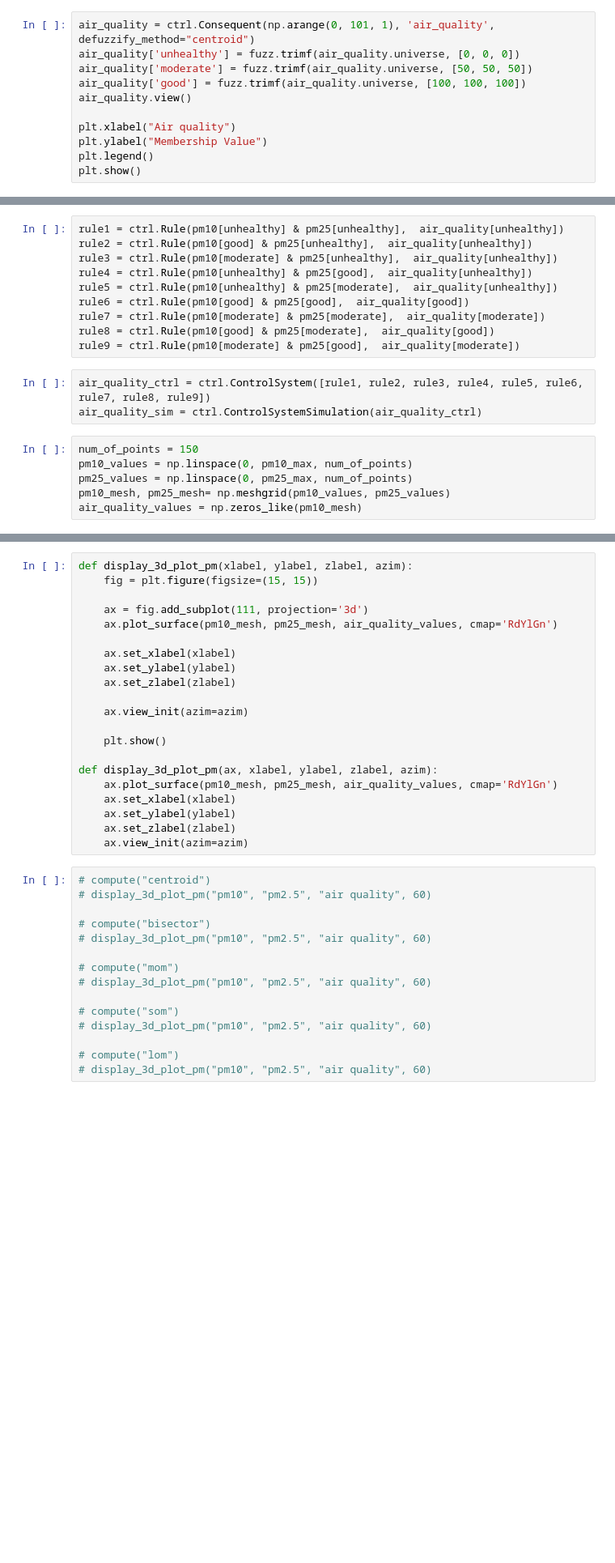
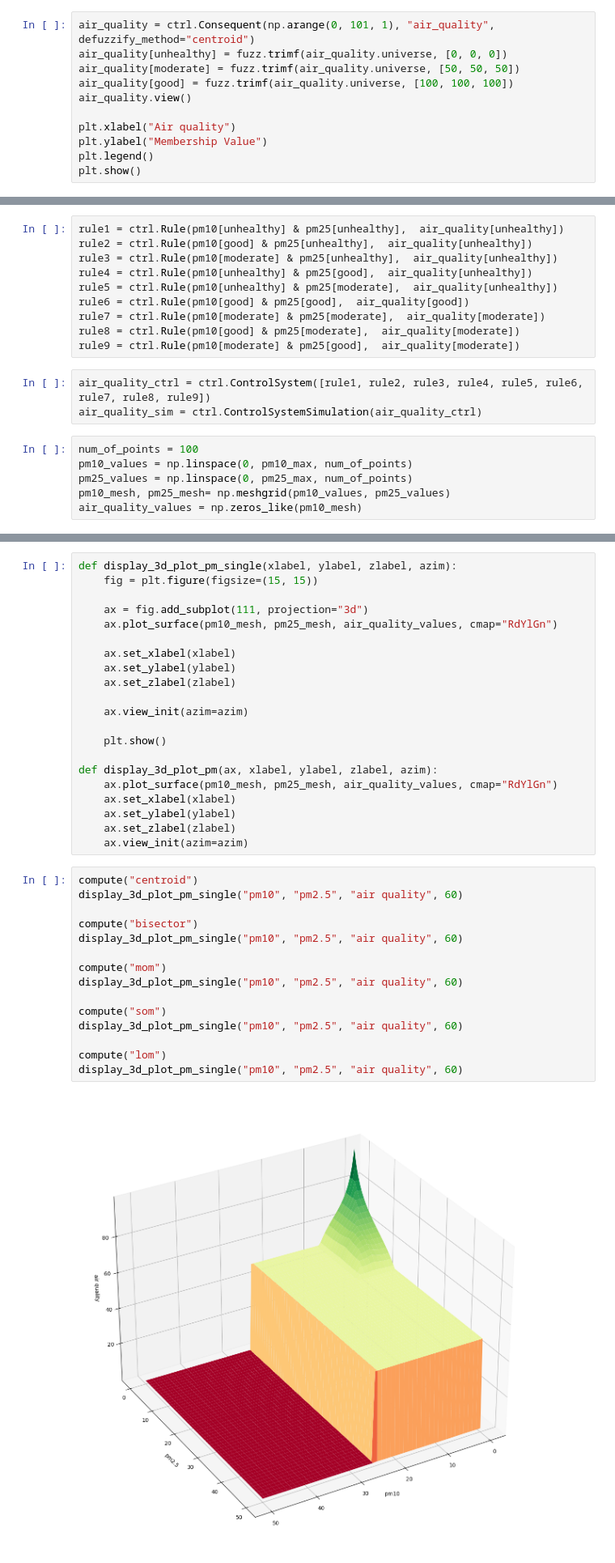
Before and after one commit to kosiyyu/air-quality-assessment-system, a Jupyter notebook: air_quality_full.ipynb, the cells around one changed output, grey strips where cells are left out. Shown at 81% size. Drawn from its saved outputs; the diff is of its cells as text; blank space fills up the shorter version.

```diff
--- a/air_quality_full.ipynb
+++ b/air_quality_full.ipynb
@@ -138,10 +139,10 @@ plt.show()
 # %% [output]
 [figure]
 # %%
-air_quality = ctrl.Consequent(np.arange(0, 101, 1), 'air_quality', defuzzify_method="centroid")
-air_quality['unhealthy'] = fuzz.trimf(air_quality.universe, [0, 0, 0])
-air_quality['moderate'] = fuzz.trimf(air_quality.universe, [50, 50, 50])
-air_quality['good'] = fuzz.trimf(air_quality.universe, [100, 100, 100])
+air_quality = ctrl.Consequent(np.arange(0, 101, 1), "air_quality", defuzzify_method="centroid")
+air_quality[unhealthy] = fuzz.trimf(air_quality.universe, [0, 0, 0])
+air_quality[moderate] = fuzz.trimf(air_quality.universe, [50, 50, 50])
+air_quality[good] = fuzz.trimf(air_quality.universe, [100, 100, 100])
 air_quality.view()
 
 plt.xlabel("Air quality")
@@ -158,13 +159,13 @@ rule4 = ctrl.Rule(pm10[unhealthy] & pm25[good],  air_quality[unhealthy])
 rule5 = ctrl.Rule(pm10[unhealthy] & pm25[moderate],  air_quality[unhealthy])
 rule6 = ctrl.Rule(pm10[good] & pm25[good],  air_quality[good])
 rule7 = ctrl.Rule(pm10[moderate] & pm25[moderate],  air_quality[moderate])
-rule8 = ctrl.Rule(pm10[good] & pm25[moderate],  air_quality[good])
+rule8 = ctrl.Rule(pm10[good] & pm25[moderate],  air_quality[moderate])
 rule9 = ctrl.Rule(pm10[moderate] & pm25[good],  air_quality[moderate])
 # %%
 air_quality_ctrl = ctrl.ControlSystem([rule1, rule2, rule3, rule4, rule5, rule6, rule7, rule8, rule9])
 air_quality_sim = ctrl.ControlSystemSimulation(air_quality_ctrl)
 # %%
-num_of_points = 150
+num_of_points = 100
 pm10_values = np.linspace(0, pm10_max, num_of_points)
 pm25_values = np.linspace(0, pm25_max, num_of_points)
 pm10_mesh, pm25_mesh= np.meshgrid(pm10_values, pm25_values)
@@ -181,9 +182,9 @@ def compute(defuzzify_method):
 # %%
-def display_3d_plot_pm(xlabel, ylabel, zlabel, azim):
+def display_3d_plot_pm_single(xlabel, ylabel, zlabel, azim):
     fig = plt.figure(figsize=(15, 15))
 
-    ax = fig.add_subplot(111, projection='3d')
-    ax.plot_surface(pm10_mesh, pm25_mesh, air_quality_values, cmap='RdYlGn')
+    ax = fig.add_subplot(111, projection="3d")
+    ax.plot_surface(pm10_mesh, pm25_mesh, air_quality_values, cmap="RdYlGn")
 
     ax.set_xlabel(xlabel)
     ax.set_ylabel(ylabel)
@@ -194,23 +195,25 @@ def display_3d_plot_pm(xlabel, ylabel, zlabel, azim):
     plt.show()
 
 def display_3d_plot_pm(ax, xlabel, ylabel, zlabel, azim):
-    ax.plot_surface(pm10_mesh, pm25_mesh, air_quality_values, cmap='RdYlGn')
+    ax.plot_surface(pm10_mesh, pm25_mesh, air_quality_values, cmap="RdYlGn")
     ax.set_xlabel(xlabel)
     ax.set_ylabel(ylabel)
     ax.set_zlabel(zlabel)
     ax.view_init(azim=azim)
 # %%
-# compute("centroid")
-# display_3d_plot_pm("pm10", "pm2.5", "air quality", 60)
+compute("centroid")
+display_3d_plot_pm_single("pm10", "pm2.5", "air quality", 60)
 
-# compute("bisector")
-# display_3d_plot_pm("pm10", "pm2.5", "air quality", 60)
+compute("bisector")
+display_3d_plot_pm_single("pm10", "pm2.5", "air quality", 60)
 
-# compute("mom")
-# display_3d_plot_pm("pm10", "pm2.5", "air quality", 60)
+compute("mom")
+display_3d_plot_pm_single("pm10", "pm2.5", "air quality", 60)
 
-# compute("som")
-# display_3d_plot_pm("pm10", "pm2.5", "air quality", 60)
+compute("som")
+display_3d_plot_pm_single("pm10", "pm2.5", "air quality", 60)
 
-# compute("lom")
-# display_3d_plot_pm("pm10", "pm2.5", "air quality", 60)
+compute("lom")
+display_3d_plot_pm_single("pm10", "pm2.5", "air quality", 60)
+# %% [output]
+[figure, added]
```
Also changed, not shown: parts of 9 cells of this notebook, 1 other file.
